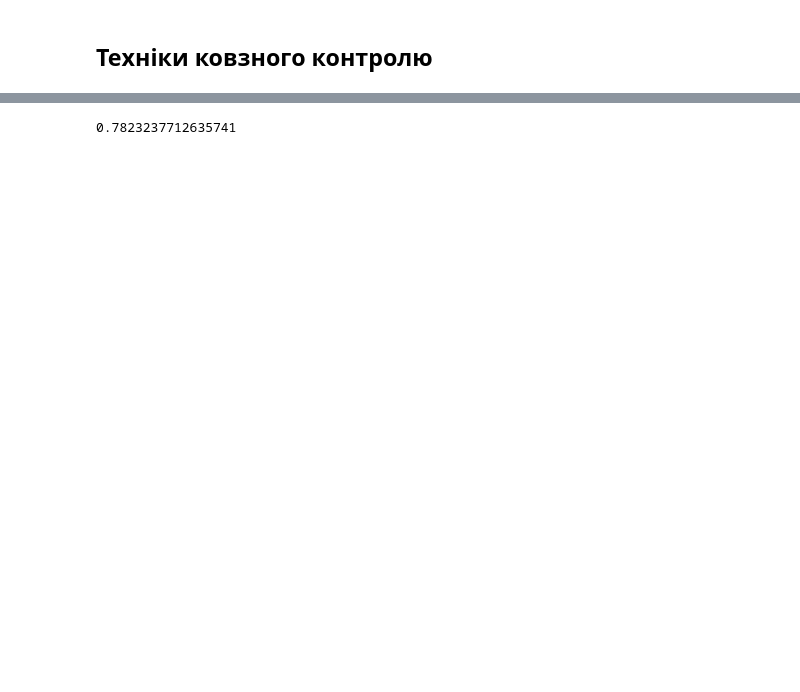
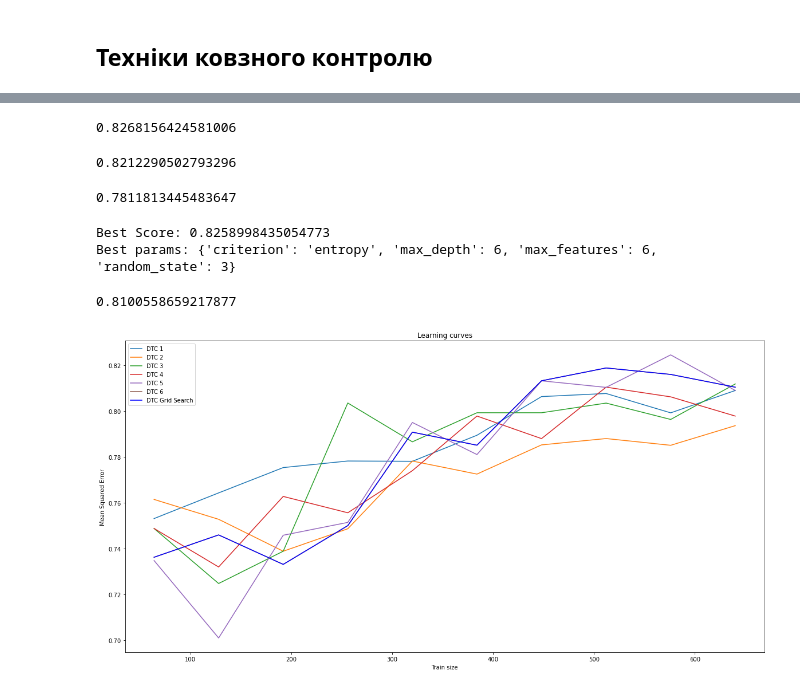
Before and after one commit to lashkoEv/machine-learning, a Jupyter notebook: LR2_ML.ipynb, the cells around one changed output, grey strips where cells are left out. Drawn from its saved outputs; the diff is of its cells as text; code cells hidden in the pictures; blank space fills up the shorter version.

Commit message:
DecisionTreeClassifier hyperparam + GridSearch

```diff
--- a/LR2_ML.ipynb
+++ b/LR2_ML.ipynb
@@ -700,0 +717,2 @@ plt.subplots_adjust(wspace=0.3, hspace=0.6)
+# %%
+X_train, X_test, y_train, y_test = train_test_split(X, y, test_size=0.2)
@@ -701,8 +747,68 @@ plt.subplots_adjust(wspace=0.3, hspace=0.6)
+# %%
+DTClsf_my5 = DecisionTreeClassifier(max_depth = 5, criterion = 'gini', max_features = 7, random_state = 3)
+DTClsf_my5.fit(X_train, y_train)
+predDTClsf_my5 = DTClsf_my5.predict(X_test)
+accuracy_score(y_test, predDTClsf_my5)
+# %% [output]
+0.8268156424581006
+# %%
+DTClsf_my6 = DecisionTreeClassifier(max_depth = 5, criterion = 'gini', max_features = 6, random_state = 3)
+DTClsf_my6.fit(X_train, y_train)
+predDTClsf_my6 = DTClsf_my6.predict(X_test)
+accuracy_score(y_test, predDTClsf_my6)
+# %% [output]
+0.8212290502793296
 # %%
-DTcvs = cross_val_score(DTClsf, X, y, cv=5)
-print(DTcvs.mean())
 # %% [output]
-0.7823237712635741
+0.7811813445483647
+# %%
+parameter_grid = {'max_features': [1, 2, 3, 4, 5, 6, 7],
+                  'max_depth' : [5, 6, 7, 8, 9],
+                  'random_state' : [1, 2, 3],
+                  'criterion':['gini','entropy'],
+                 }
+
+grid_search = GridSearchCV(DTClsf, param_grid = parameter_grid, cv=10)
+
+grid_search.fit(X_train, y_train)
+
+print ("Best Score: {}".format(grid_search.best_score_))
+print ("Best params: {}".format(grid_search.best_params_))
+# %% [output]
+Best Score: 0.8258998435054773
+Best params: {'criterion': 'entropy', 'max_depth': 6, 'max_features': 6, 'random_state': 3}
+# %%
+DTClsf_gs = DecisionTreeClassifier(criterion = 'entropy', max_depth = 6, max_features = 6, random_state = 3)
+DTClsf_gs.fit(X_train, y_train)
+predDTClsf_gs = DTClsf_gs.predict(X_test)
+accuracy_score(y_test, predDTClsf_gs)
+# %% [output]
+0.8100558659217877
+# %%
+train_sizes_DT1, train_scores_DT1, test_scores_DT1 = learning_curve(DTClsf_my,  X_train, y_train, train_sizes=np.linspace(0.1, 1, 10), cv=10)
+train_sizes_DT2, train_scores_DT2, test_scores_DT2 = learning_curve(DTClsf_my2, X_train, y_train, train_sizes=np.linspace(0.1, 1, 10), cv=10)
+train_sizes_DT3, train_scores_DT3, test_scores_DT3 = learning_curve(DTClsf_my3, X_train, y_train, train_sizes=np.linspace(0.1, 1, 10), cv=10)
+train_sizes_DT4, train_scores_DT4, test_scores_DT4 = learning_curve(DTClsf_my4, X_train, y_train, train_sizes=np.linspace(0.1, 1, 10), cv=10)
+train_sizes_DT5, train_scores_DT5, test_scores_DT5 = learning_curve(DTClsf_my5, X_train, y_train, train_sizes=np.linspace(0.1, 1, 10), cv=10)
+train_sizes_DT6, train_scores_DT6, test_scores_DT6 = learning_curve(DTClsf_my6, X_train, y_train, train_sizes=np.linspace(0.1, 1, 10), cv=10)
+train_sizes_DT_gs, train_scores_DT_gs, test_scores_DT_gs = learning_curve(DTClsf_gs, X_train, y_train, train_sizes=np.linspace(0.1, 1, 10), cv=10)
+
+plt.figure(figsize=(20, 10))
+plt.plot(train_sizes_DT1, test_scores_DT1.mean(1), label="DTC 1")
+plt.plot(train_sizes_DT2, test_scores_DT2.mean(1), label="DTC 2")
+plt.plot(train_sizes_DT3, test_scores_DT3.mean(1), label="DTC 3")
+plt.plot(train_sizes_DT4, test_scores_DT4.mean(1), label="DTC 4")
+plt.plot(train_sizes_DT5, test_scores_DT5.mean(1), label="DTC 5")
+plt.plot(train_sizes_DT6, test_scores_DT6.mean(1), label="DTC 6")
+plt.plot(train_sizes_DT6, test_scores_DT6.mean(1), color='b', label="DTC Grid Search")
+
+plt.xlabel("Train size")
+plt.ylabel("Mean Squared Error")
+plt.title("Learning curves")
+plt.legend()
+plt.show()
+# %% [output]
+[figure, added]
 # %%
 train_sizes_DT, train_scores_DT, test_scores_DT = learning_curve(DTClsf, X, y, train_sizes=np.linspace(0.1, 1, 10), cv=10)
 train_sizes_KN, train_scores_KN, test_scores_KN = learning_curve(KNClsf, X, y, train_sizes=np.linspace(0.1, 1, 10), cv=10)
```
Also changed, not shown: parts of 30 cells of this notebook.
